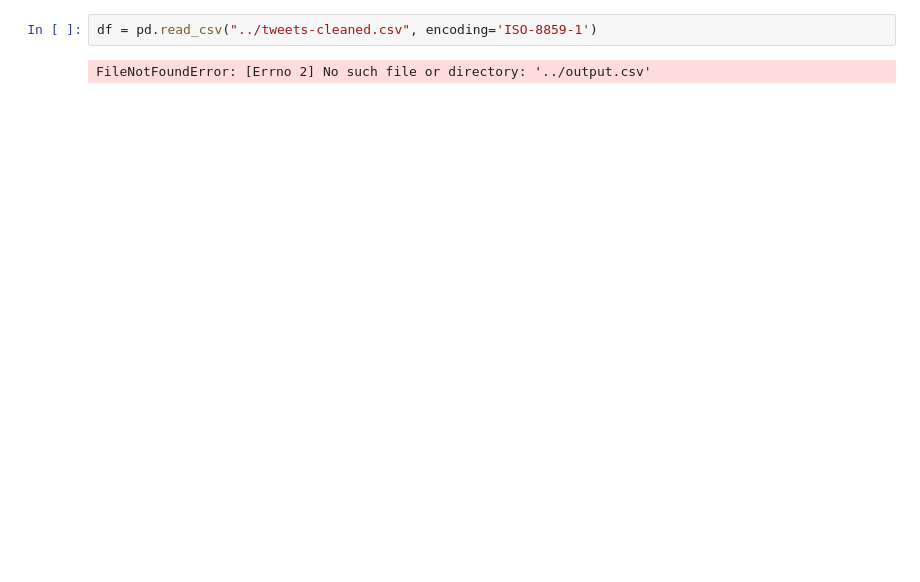
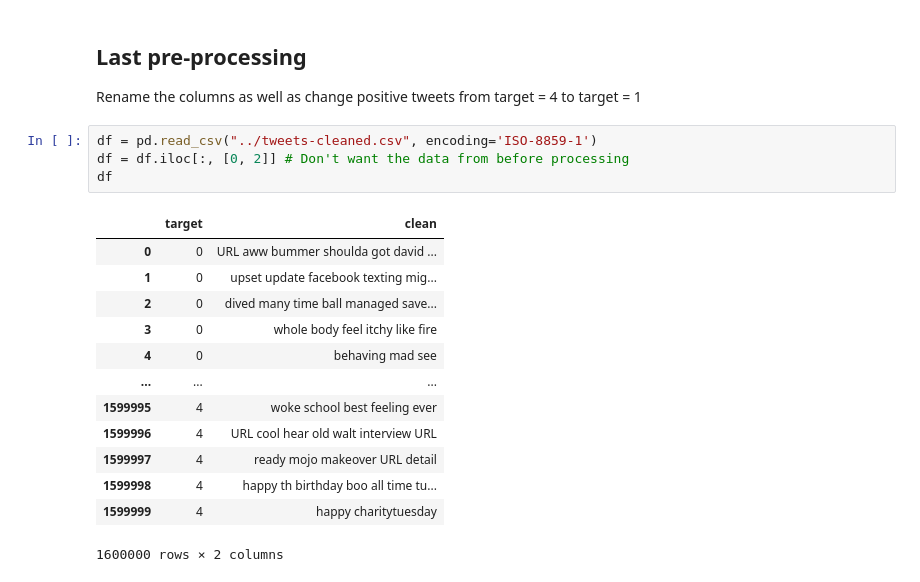
Before and after one commit to kevinxiong613/fervent, a Jupyter notebook: bot/app/inference_data.ipynb, the cells around one changed output. Cells and saved outputs as stored; diff of their text form; blank space fills up the shorter version.

```diff
--- a/bot/app/inference_data.ipynb
+++ b/bot/app/inference_data.ipynb
@@ -3,4 +16,22 @@ import pandas as pd
+# %% [markdown]
+## Last pre-processing
+
+Rename the columns as well as change positive tweets from target = 4 to target = 1
 # %%
 df = pd.read_csv("../tweets-cleaned.csv", encoding='ISO-8859-1')
+df = df.iloc[:, [0, 2]] # Don't want the data from before processing
+df
 # %% [output]
+|  | target | clean |
+| 0 | 0 | URL aww bummer shoulda got david ... |
+| 1 | 0 | upset update facebook texting mig... |
+| 2 | 0 | dived many time ball managed save... |
+| 3 | 0 | whole body feel itchy like fire |
+| 4 | 0 | behaving mad see |
+| ... | ... | ... |
+| 1599995 | 4 | woke school best feeling ever |
+| 1599996 | 4 | URL cool hear old walt interview URL |
+| 1599997 | 4 | ready mojo makeover URL detail |
+| 1599998 | 4 | happy th birthday boo all time tu... |
+| 1599999 | 4 | happy charitytuesday |
-FileNotFoundError: [Errno 2] No such file or directory: '../output.csv'
+1600000 rows × 2 columns
```
Also changed, not shown: parts of 18 cells of this notebook, 1 other file.
